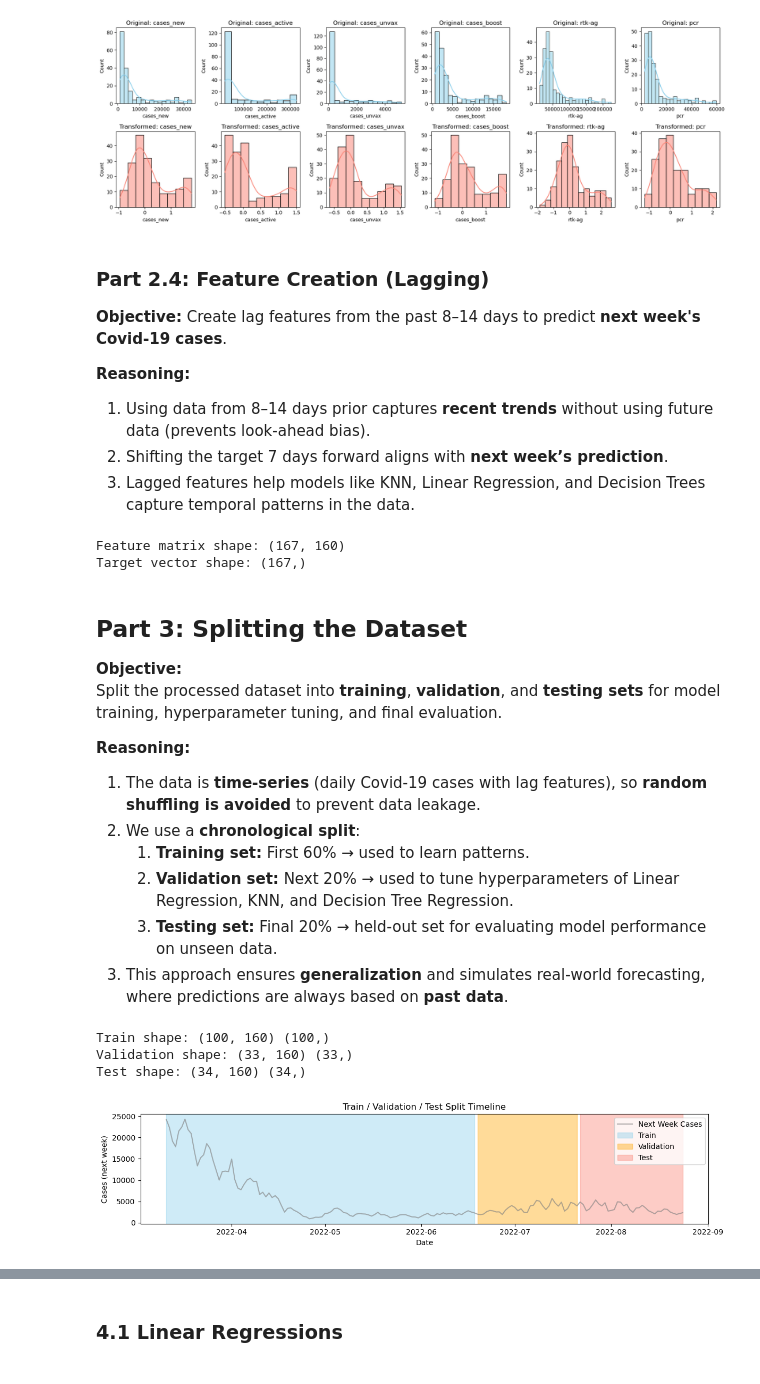
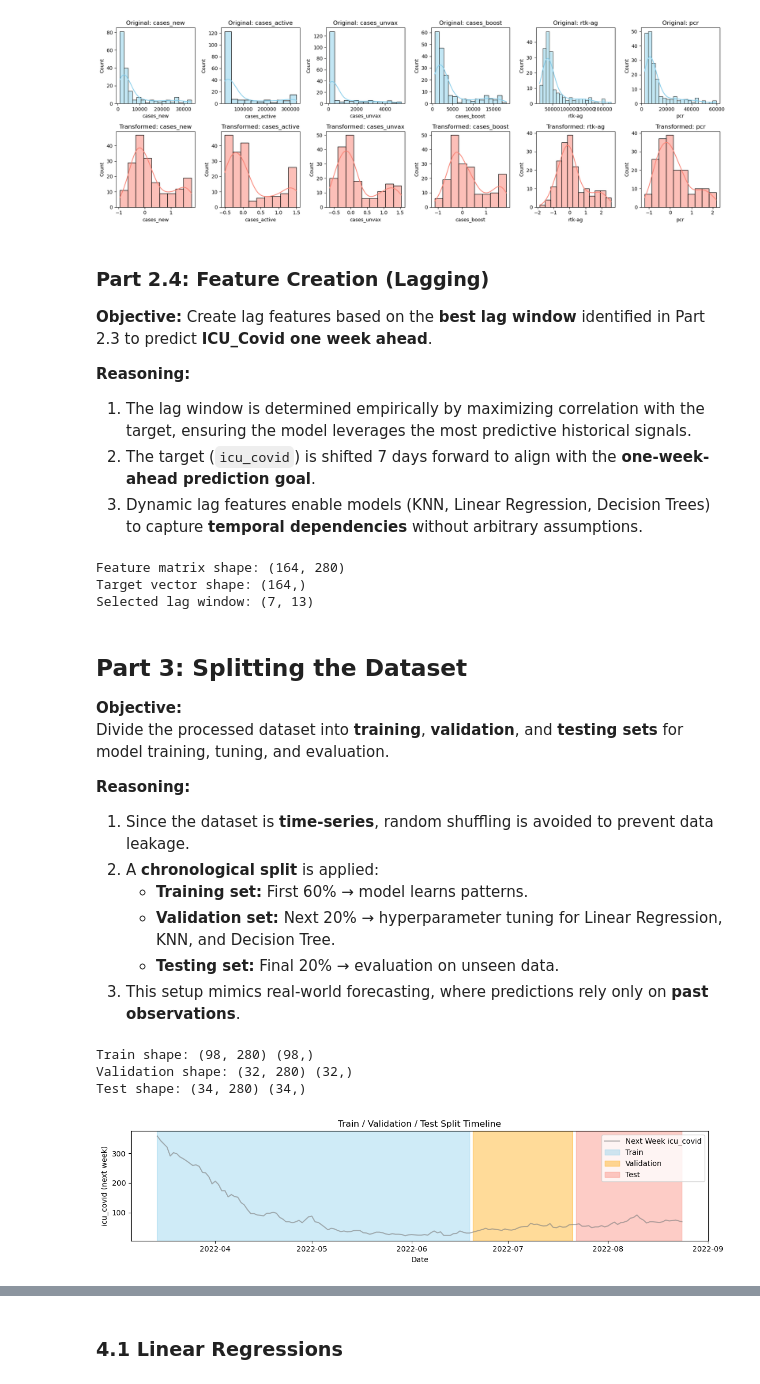
Before and after one commit to ca1phas/Lab-3-Supervised-Learning, a Jupyter notebook: Lab3_P2_G3.ipynb, the cells around one changed output, grey strips where cells are left out. Saved outputs shown, nothing was run; the diff lists cells and outputs as text; code cells hidden in the pictures.

Commit message:
change target to icu_covid

```diff
--- a/Lab3_P2_G3.ipynb
+++ b/Lab3_P2_G3.ipynb
@@ -228,14 +301,15 @@ Name: count, dtype: int64
 # --- Feature Visualization ---
 
 # Original features before selection
-original_features = df.drop(columns=['date'], errors="ignore")  # no classification target now
+original_features = df.drop(columns=['date'], errors="ignore")
 
 # Features after selection and transformations (Part 2.1 & 2.2)
 processed_features = X.copy()
 
-# Plot distributions before and after feature engineering
-num_features_to_plot = min(6, len(processed_features.columns))  # plot a few examples
-sample_cols = processed_features.columns[:num_features_to_plot]
+# Pick common columns to compare
+common_cols = [col for col in processed_features.columns if col in original_features.columns]
+num_features_to_plot = min(6, len(common_cols))  # limit for clarity
+sample_cols = common_cols[:num_features_to_plot]
 
 plt.figure(figsize=(18, 6))
 
@@ -257,17 +331,16 @@ plt.show()
 # %% [markdown]
 ### Part 2.4: Feature Creation (Lagging)
 
-**Objective:** Create lag features from the past 8–14 days to predict **next week's Covid-19 cases**.
+**Objective:** Create lag features based on the **best lag window** identified in Part 2.3 to predict **ICU_Covid one week ahead**.
 
 **Reasoning:**
-1. Using data from 8–14 days prior captures **recent trends** without using future data (prevents look-ahead bias).
-2. Shifting the target 7 days forward aligns with **next week’s prediction**.
-3. Lagged features help models like KNN, Linear Regression, and Decision Trees capture temporal patterns in the data.
+1. The lag window is determined empirically by maximizing correlation with the target, ensuring the model leverages the most predictive historical signals.
+2. The target (`icu_covid`) is shifted 7 days forward to align with the **one-week-ahead prediction goal**.
+3. Dynamic lag features enable models (KNN, Linear Regression, Decision Trees) to capture **temporal dependencies** without arbitrary assumptions.
 # %%
-# --- Create lagged features ---
+# --- Create lagged features based on best lag window from Part 2.3 ---
 lag_data = {}
-start_lag = 7
-end_lag = 10
+start_lag, end_lag = best_range  # from lag range analysis
 
 for col in X.columns:
     for lag in range(start_lag, end_lag + 1):
@@ -277,42 +350,44 @@ for col in X.columns:
 lagged_features = pd.DataFrame(lag_data)
 lagged_features["date"] = df["date"]
 
-# Shift target (cases_new) backward by 7 days to represent next week's cases
-y = df["cases_new"].shift(-7)
+# Shift target (e.g., icu_covid) backward by 7 days for one-week-ahead prediction
+y = df[TARGET].shift(-7)
 
 # Combine lagged features with target
-df_weekly = pd.concat([lagged_features, y.rename("cases_next_week")], axis=1)
+df_weekly = pd.concat([lagged_features, y.rename(f"{TARGET}_next_week")], axis=1)
 
 # Drop rows with NaNs created by shifting
 df_weekly = df_weekly.dropna().reset_index(drop=True)
 
 # Final dataset for modeling
-X_final = df_weekly.drop(columns=["date", "cases_next_week"])
-y_final = df_weekly["cases_next_week"]
+X_final = df_weekly.drop(columns=["date", f"{TARGET}_next_week"])
+y_final = df_weekly[f"{TARGET}_next_week"]
 
 print("Feature matrix shape:", X_final.shape)
 print("Target vector shape:", y_final.shape)
+print("Selected lag window:", best_range)
 # %% [output]
-Feature matrix shape: (167, 160)
-Target vector shape: (167,)
+Feature matrix shape: (164, 280)
+Target vector shape: (164,)
+Selected lag window: (7, 13)
 # %% [markdown]
 ## Part 3: Splitting the Dataset
 
 **Objective:**
-Split the processed dataset into **training**, **validation**, and **testing sets** for model training, hyperparameter tuning, and final evaluation.
+Divide the processed dataset into **training**, **validation**, and **testing sets** for model training, tuning, and evaluation.
 
 **Reasoning:**
-1. The data is **time-series** (daily Covid-19 cases with lag features), so **random shuffling is avoided** to prevent data leakage.
-2. We use a **chronological split**:
-   1. **Training set:** First 60% → used to learn patterns.
-   2. **Validation set:** Next 20% → used to tune hyperparameters of Linear Regression, KNN, and Decision Tree Regression.
-   3. **Testing set:** Final 20% → held-out set for evaluating model performance on unseen data.
-3. This approach ensures **generalization** and simulates real-world forecasting, where predictions are always based on **past data**.
+1. Since the dataset is **time-series**, random shuffling is avoided to prevent data leakage.
+2. A **chronological split** is applied:
+   - **Training set:** First 60% → model learns patterns.
+   - **Validation set:** Next 20% → hyperparameter tuning for Linear Regression, KNN, and Decision Tree.
+   - **Testing set:** Final 20% → evaluation on unseen data.
+3. This setup mimics real-world forecasting, where predictions rely only on **past observations**.
 # %%
-# Keep the date column for plotting
+# --- Keep the date column for visualization ---
 dates = df_weekly["date"]
 
-# Chronological split
+# --- Chronological split ---
 n = len(X_final)
 train_size = int(0.6 * n)
 val_size = int(0.2 * n)
@@ -321,40 +396,41 @@ val_size = int(0.2 * n)
 X_train = X_final.iloc[:train_size]
 y_train = y_final.iloc[:train_size]
 dates_train = dates.iloc[:train_size]
 
 # Validation set (next 20%)
 X_val = X_final.iloc[train_size:train_size + val_size]
 y_val = y_final.iloc[train_size:train_size + val_size]
 dates_val = dates.iloc[train_size:train_size + val_size]
 
 # Testing set (final 20%)
 X_test = X_final.iloc[train_size + val_size:]
 y_test = y_final.iloc[train_size + val_size:]
 dates_test = dates.iloc[train_size + val_size:]
 
+# --- Print shapes ---
 print("Train shape:", X_train.shape, y_train.shape)
 print("Validation shape:", X_val.shape, y_val.shape)
 print("Test shape:", X_test.shape, y_test.shape)
 
-# Visualization of splits
+# --- Visualization of splits ---
 plt.figure(figsize=(12, 3))
-plt.plot(dates, y_final, label="Next Week Cases", color="gray", alpha=0.6)
+plt.plot(dates, y_final, label=f"Next Week {TARGET}", color="gray", alpha=0.6)
 
 plt.axvspan(dates_train.min(), dates_train.max(), color="skyblue", alpha=0.4, label="Train")
 plt.axvspan(dates_val.min(), dates_val.max(), color="orange", alpha=0.4, label="Validation")
 plt.axvspan(dates_test.min(), dates_test.max(), color="salmon", alpha=0.4, label="Test")
 
 plt.title("Train / Validation / Test Split Timeline")
 plt.xlabel("Date")
-plt.ylabel("Cases (next week)")
+plt.ylabel(f"{TARGET} (next week)")
 plt.legend()
 plt.tight_layout()
 plt.show()
 # %% [output]
-Train shape: (100, 160) (100,)
-Validation shape: (33, 160) (33,)
-Test shape: (34, 160) (34,)
+Train shape: (98, 280) (98,)
+Validation shape: (32, 280) (32,)
+Test shape: (34, 280) (34,)
-[figure, old version]
+[figure, new version]
 # %% [markdown]
 ## Part 4: Model Training, Tuning & Evaluation
 
```
Also changed, not shown: parts of 18 cells of this notebook.
